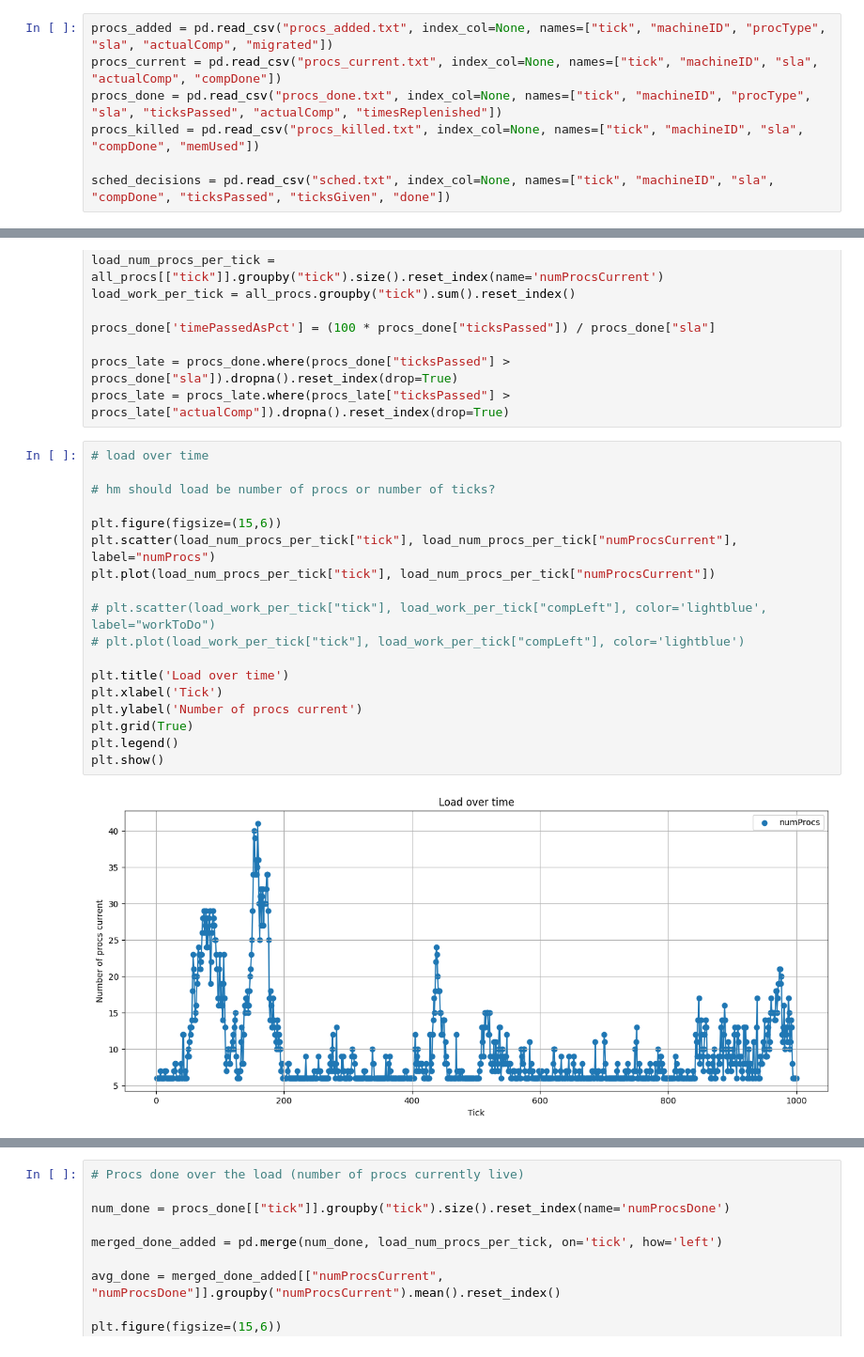
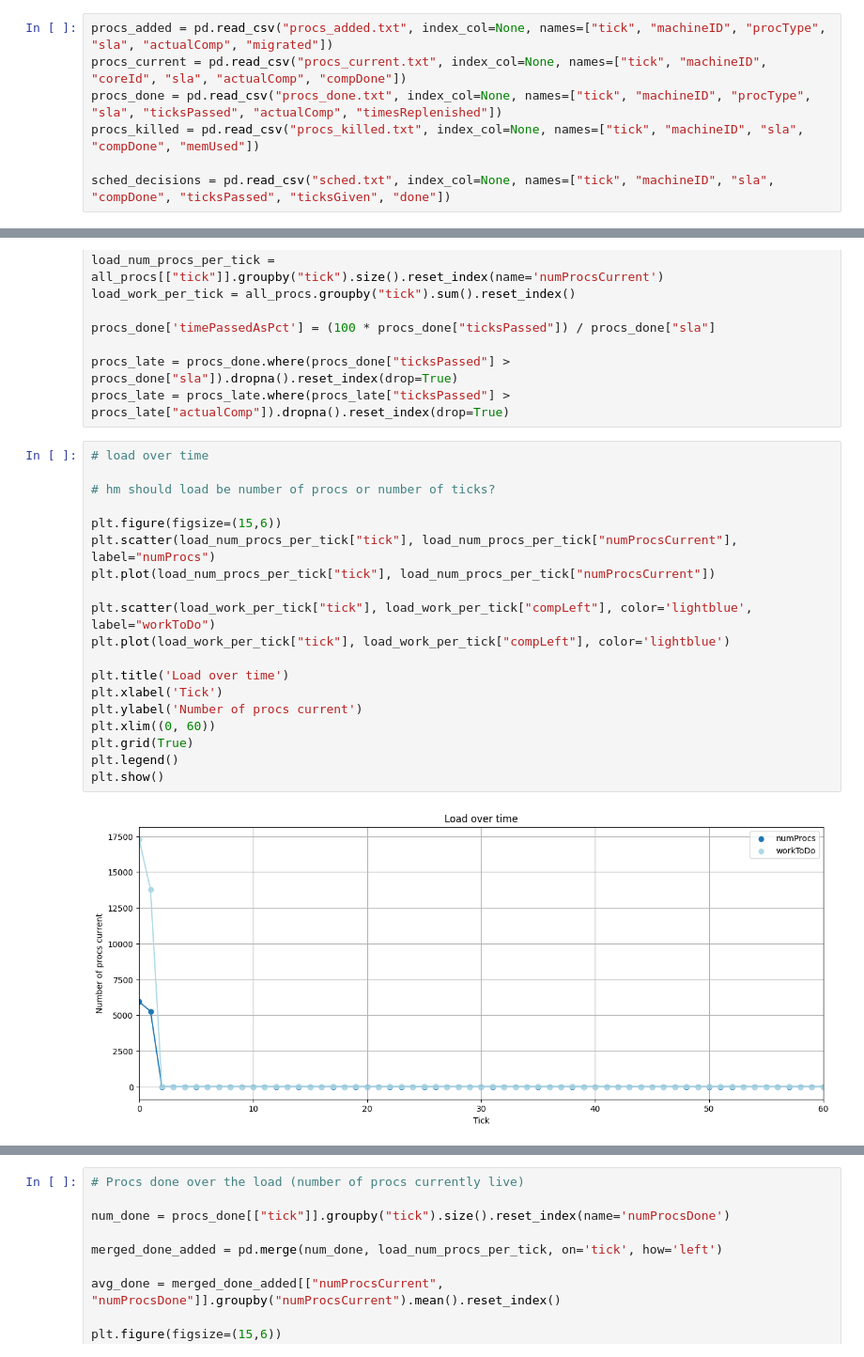
Before and after one commit to hannahmanuela/scheduler-simulator, a Jupyter notebook: results/analyze_output.ipynb, the cells around one changed output, grey strips where cells are left out. Shown at 94% size. Saved outputs shown, nothing was run; the diff lists cells and outputs as text.

```diff
--- a/results/analyze_output.ipynb
+++ b/results/analyze_output.ipynb
@@ -14,7 +14,7 @@ please provide us feedback at https://github.com/pandas-dev/pandas/issues/54466
   import pandas as pd
 # %%
 procs_added = pd.read_csv("procs_added.txt", index_col=None, names=["tick", "machineID", "procType", "sla", "actualComp", "migrated"])
-procs_current = pd.read_csv("procs_current.txt", index_col=None, names=["tick", "machineID", "sla", "actualComp", "compDone"])
+procs_current = pd.read_csv("procs_current.txt", index_col=None, names=["tick", "machineID", "coreId", "sla", "actualComp", "compDone"])
 procs_done = pd.read_csv("procs_done.txt", index_col=None, names=["tick", "machineID", "procType", "sla", "ticksPassed", "actualComp", "timesReplenished"])
 procs_killed = pd.read_csv("procs_killed.txt", index_col=None, names=["tick", "machineID", "sla", "compDone", "memUsed"])
 
@@ -36,23 +36,24 @@ procs_late = procs_late.where(procs_late["ticksPassed"] > procs_late["actualComp
 # %%
 # load over time
 
 # hm should load be number of procs or number of ticks?
 
 plt.figure(figsize=(15,6))
 plt.scatter(load_num_procs_per_tick["tick"], load_num_procs_per_tick["numProcsCurrent"], label="numProcs")
 plt.plot(load_num_procs_per_tick["tick"], load_num_procs_per_tick["numProcsCurrent"])
 
-# plt.scatter(load_work_per_tick["tick"], load_work_per_tick["compLeft"], color='lightblue', label="workToDo")
-# plt.plot(load_work_per_tick["tick"], load_work_per_tick["compLeft"], color='lightblue')
+plt.scatter(load_work_per_tick["tick"], load_work_per_tick["compLeft"], color='lightblue', label="workToDo")
+plt.plot(load_work_per_tick["tick"], load_work_per_tick["compLeft"], color='lightblue')
 
 plt.title('Load over time')
 plt.xlabel('Tick')
 plt.ylabel('Number of procs current')
+plt.xlim((0, 60))
 plt.grid(True)
 plt.legend()
 plt.show()
 # %% [output]
-[figure, old version]
+[figure, new version]
 # %%
 # load per machine over time -- this looks at ticks of work, not just proc number
 
```
Also changed, not shown: parts of 5 cells of this notebook, 10 other files.
